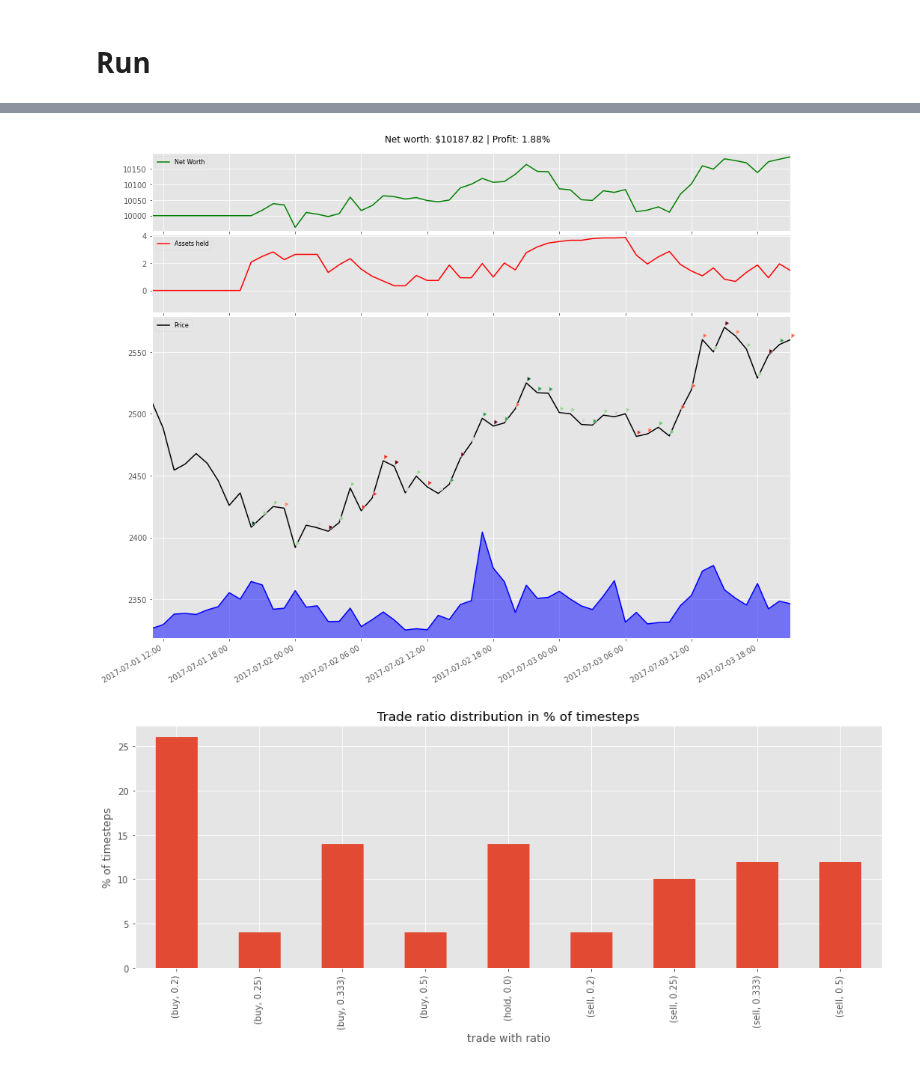
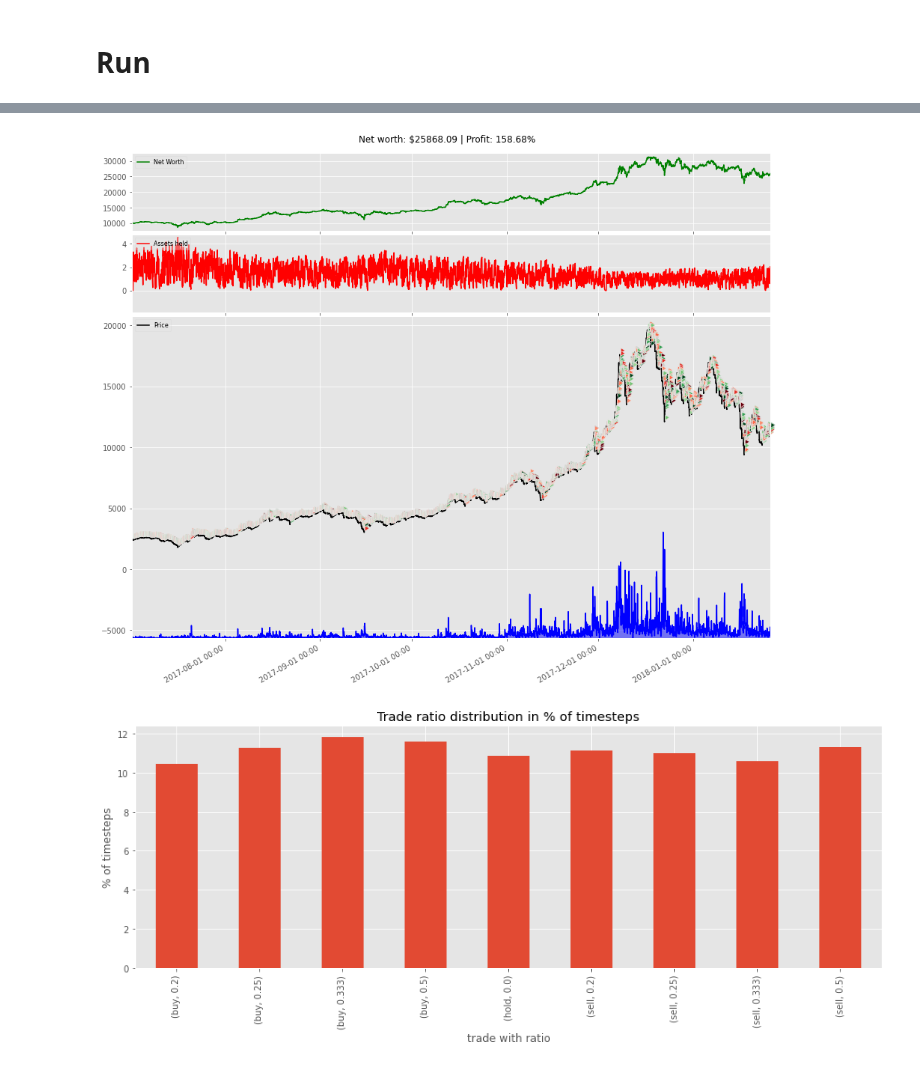
Before and after one commit to perjonasam/dunderbot, a Jupyter notebook: Playground.ipynb, the cells around one changed output, grey strips where cells are left out. Saved outputs shown, nothing was run; the diff lists cells and outputs as text; code cells hidden in the pictures.

```diff
--- a/Playground.ipynb
+++ b/Playground.ipynb
@@ -89,6 +90,6 @@ Wall time: 1min 24s
 # %%
 %%time
-run.predict(env=env, model=model, total_timesteps=50, rendermode='human')
+run.predict(env=env, model=model, total_timesteps=5000, rendermode='human')
 # %% [output]
-[figure, old version]
+[figure, new version]
-[figure, old version]
+[figure, new version]
```
Also changed, not shown: parts of 7 cells of this notebook, 4 other files.
